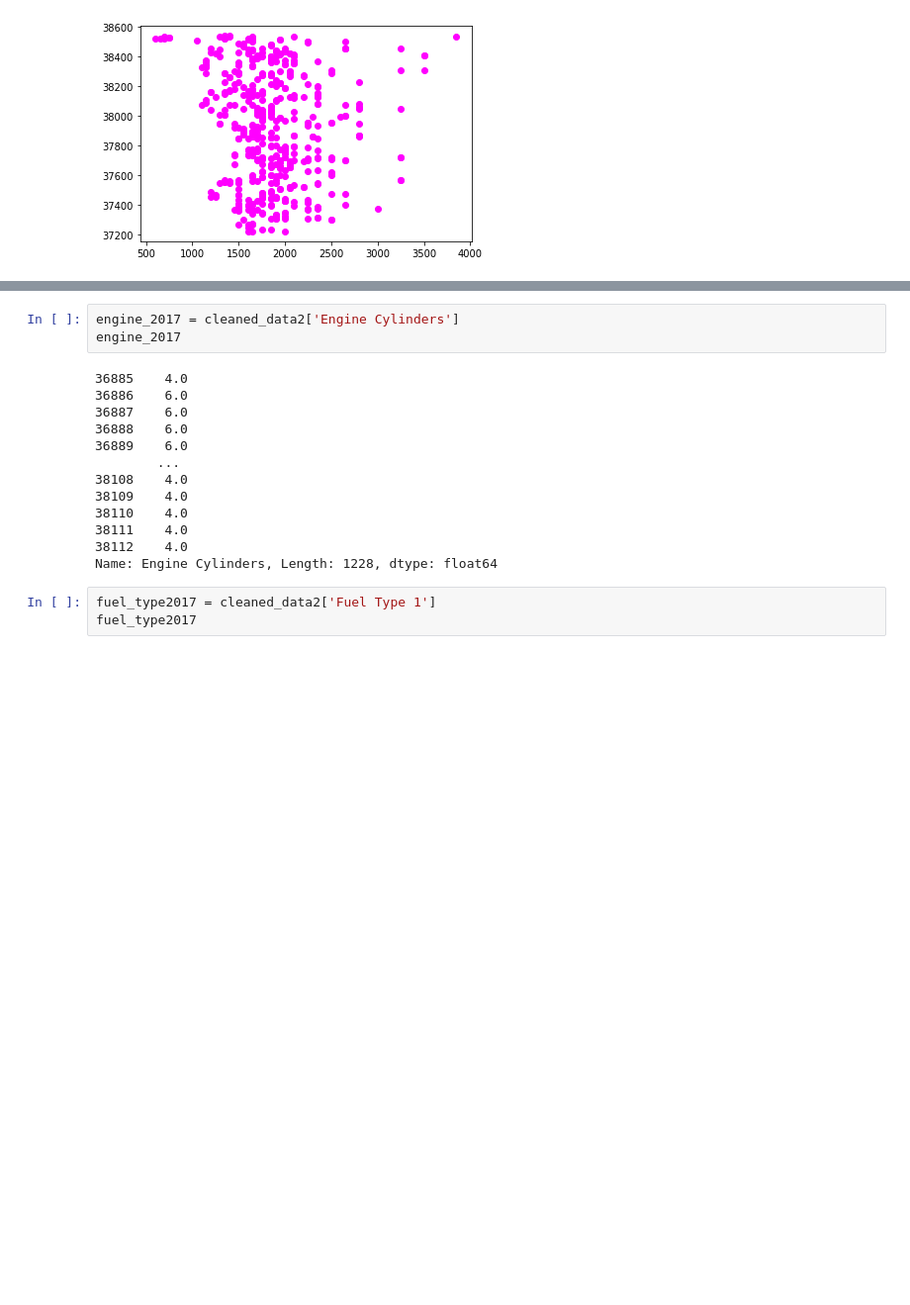
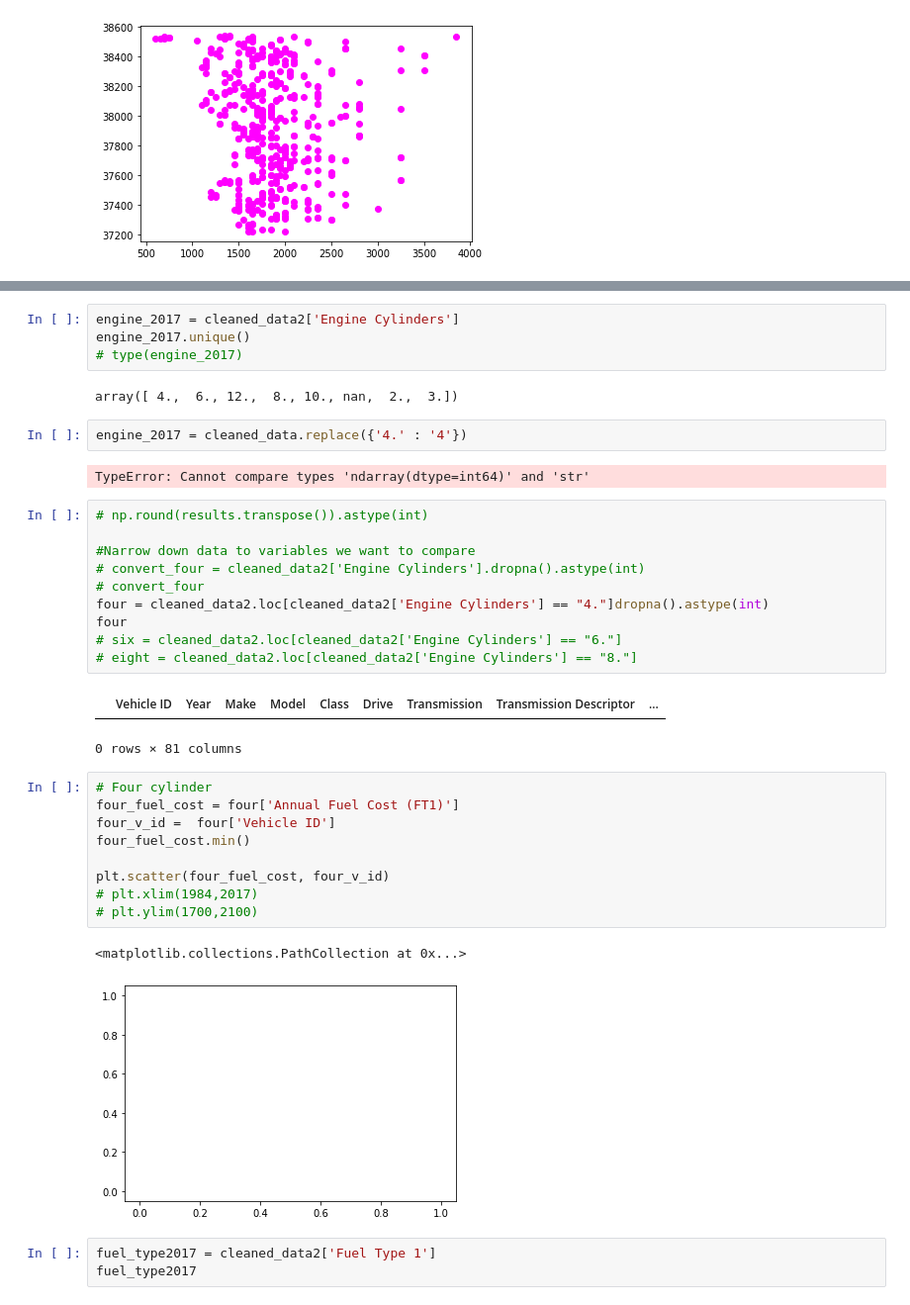
Before and after one commit to geraldwattsthethird/Fuel-Cost-Analysis, a Jupyter notebook: Fuel_Cost.ipynb, the cells around one changed output, grey strips where cells are left out. Shown: that part at 99% size. Drawn from its saved outputs; the diff is of its cells as text; blank space fills up the shorter version.

```diff
--- a/Fuel_Cost.ipynb
+++ b/Fuel_Cost.ipynb
@@ -415,19 +415,38 @@ plt.scatter(r_fuel_cost, r_v_id, color="maroon")
 # %%
 engine_2017 = cleaned_data2['Engine Cylinders']
-engine_2017
+engine_2017.unique()
+# type(engine_2017)
 # %% [output]
-36885    4.0
-36886    6.0
-36887    6.0
-36888    6.0
-36889    6.0
-        ...
-38108    4.0
-38109    4.0
-38110    4.0
-38111    4.0
-38112    4.0
-Name: Engine Cylinders, Length: 1228, dtype: float64
+array([ 4.,  6., 12.,  8., 10., nan,  2.,  3.])
+# %%
+engine_2017 = cleaned_data.replace({'4.' : '4'})
+# %% [output]
+TypeError: Cannot compare types 'ndarray(dtype=int64)' and 'str'
+# %%
+# np.round(results.transpose()).astype(int)
+
+#Narrow down data to variables we want to compare
+# convert_four = cleaned_data2['Engine Cylinders'].dropna().astype(int)
+# convert_four
+four = cleaned_data2.loc[cleaned_data2['Engine Cylinders'] == "4."]dropna().astype(int)
+four
+# six = cleaned_data2.loc[cleaned_data2['Engine Cylinders'] == "6."]
+# eight = cleaned_data2.loc[cleaned_data2['Engine Cylinders'] == "8."]
+# %% [output]
+|  | Vehicle ID | Year | Make | Model | Class | Drive | Transmission | Transmission Descriptor | ... |
+0 rows × 81 columns
+# %%
+# Four cylinder
+four_fuel_cost = four['Annual Fuel Cost (FT1)']
+four_v_id =  four['Vehicle ID']
+four_fuel_cost.min()
+
+plt.scatter(four_fuel_cost, four_v_id)
+# plt.xlim(1984,2017)
+# plt.ylim(1700,2100)
+# %% [output]
+<matplotlib.collections.PathCollection at 0x...>
+[figure, added]
 # %%
 fuel_type2017 = cleaned_data2['Fuel Type 1']
 fuel_type2017
```
Also changed, not shown: parts of 3 cells of this notebook.
